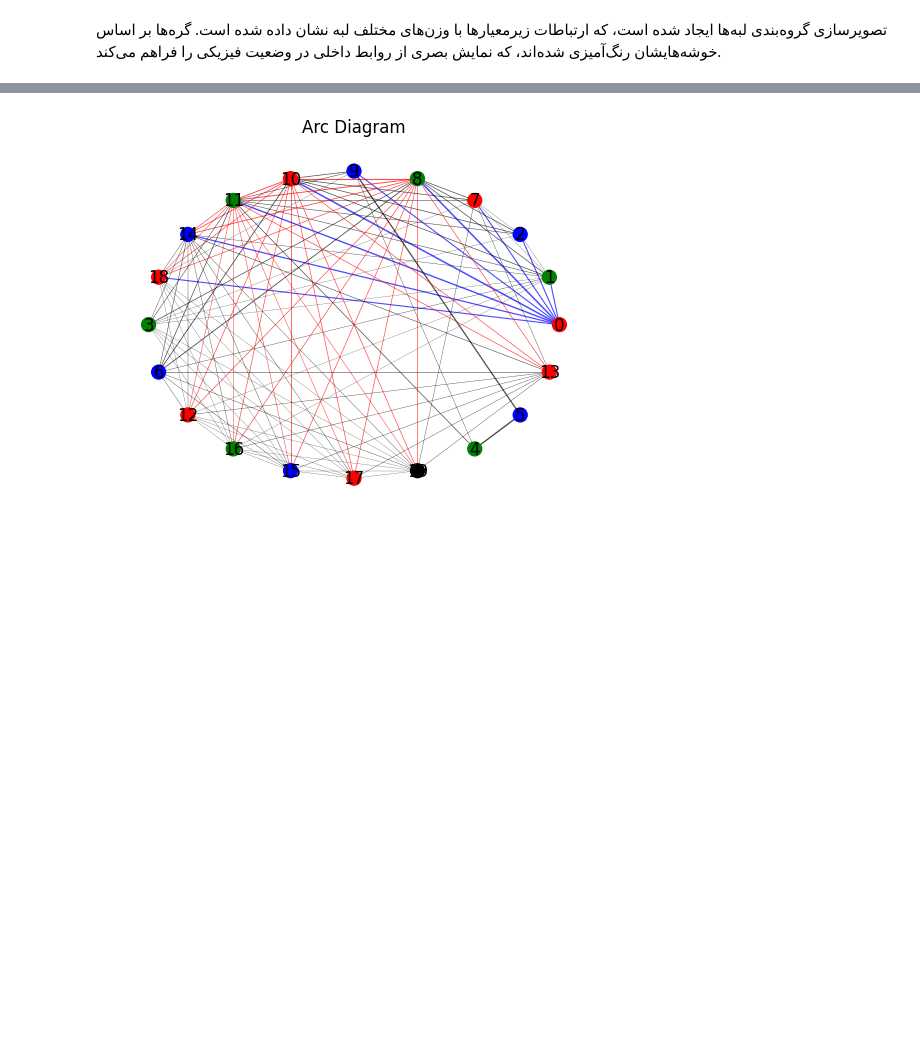
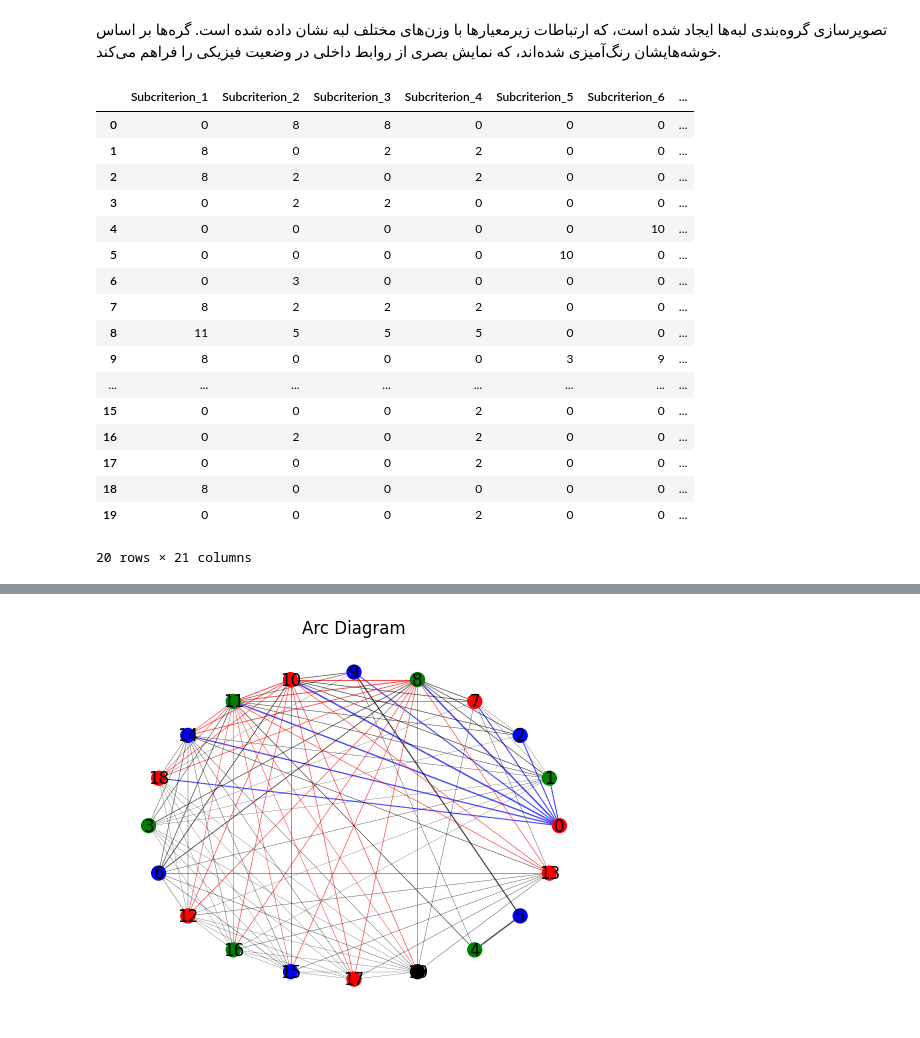
Before and after one commit to vatche-t/GraphMate, a Jupyter notebook: pipeline.ipynb, the cells around one changed output, grey strips where cells are left out. Saved outputs shown, nothing was run; the diff lists cells and outputs as text; code cells hidden in the pictures; blank space fills up the shorter version.

```diff
--- a/pipeline.ipynb
+++ b/pipeline.ipynb
@@ -163,3 +200,24 @@ plt.show()
 [figure]
 # %% [markdown]
 <div style="direction:rtl">تصویرسازی گروه‌بندی لبه‌ها ایجاد شده است، که ارتباطات زیرمعیارها با وزن‌های مختلف لبه نشان داده شده است. گره‌ها بر اساس خوشه‌هایشان رنگ‌آمیزی شده‌اند، که نمایش بصری از روابط داخلی در وضعیت فیزیکی را فراهم می‌کند.
+# %%
+matrix_df
+# %% [output]
+|  | Subcriterion_1 | Subcriterion_2 | Subcriterion_3 | Subcriterion_4 | Subcriterion_5 | Subcriterion_6 | ... |
+| 0 | 0 | 8 | 8 | 0 | 0 | 0 | ... |
+| 1 | 8 | 0 | 2 | 2 | 0 | 0 | ... |
+| 2 | 8 | 2 | 0 | 2 | 0 | 0 | ... |
+| 3 | 0 | 2 | 2 | 0 | 0 | 0 | ... |
+| 4 | 0 | 0 | 0 | 0 | 0 | 10 | ... |
+| 5 | 0 | 0 | 0 | 0 | 10 | 0 | ... |
+| 6 | 0 | 3 | 0 | 0 | 0 | 0 | ... |
+| 7 | 8 | 2 | 2 | 2 | 0 | 0 | ... |
+| 8 | 11 | 5 | 5 | 5 | 0 | 0 | ... |
+| 9 | 8 | 0 | 0 | 0 | 3 | 9 | ... |
+| ... | ... | ... | ... | ... | ... | ... | ... |
+| 15 | 0 | 0 | 0 | 2 | 0 | 0 | ... |
+| 16 | 0 | 2 | 0 | 2 | 0 | 0 | ... |
+| 17 | 0 | 0 | 0 | 2 | 0 | 0 | ... |
+| 18 | 8 | 0 | 0 | 0 | 0 | 0 | ... |
+| 19 | 0 | 0 | 0 | 2 | 0 | 0 | ... |
+20 rows × 21 columns
```
Also changed, not shown: parts of 23 cells of this notebook.
